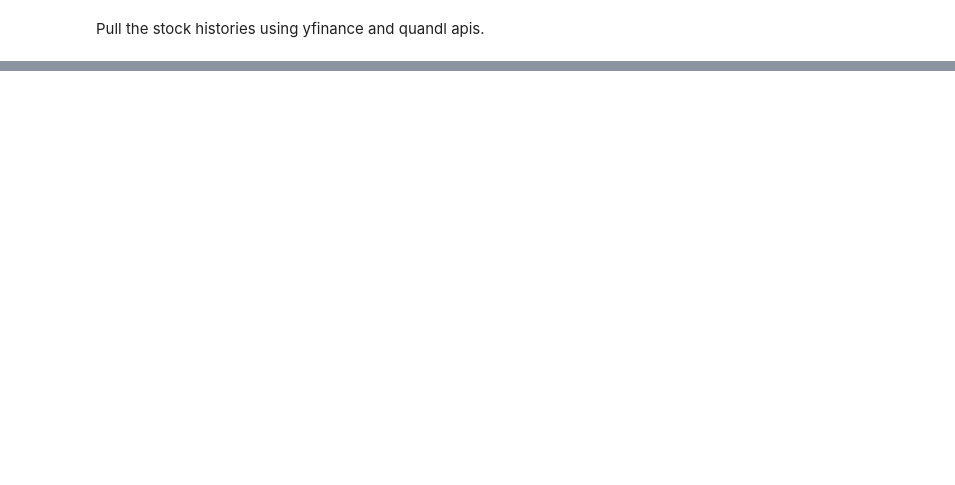
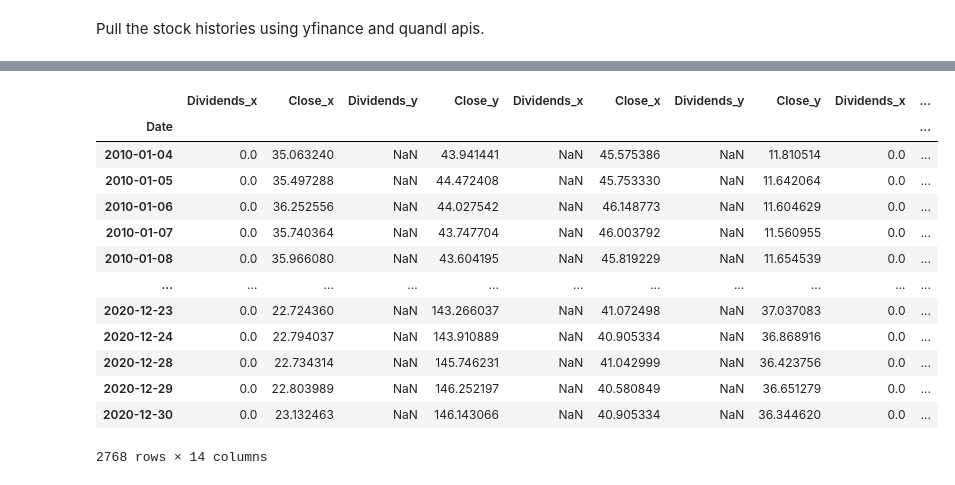
Before and after one commit to samokoye/DataScienceGuidedCapstone, a Jupyter notebook: Capstone_2_Ten_Year_Investment_Data Wrangling.ipynb, the cells around one changed output, grey strips where cells are left out. Drawn from its saved outputs; the diff is of its cells as text; code cells hidden in the pictures; blank space fills up the shorter version.

```diff
--- a/Capstone_2_Ten_Year_Investment_Data Wrangling.ipynb
+++ b/Capstone_2_Ten_Year_Investment_Data Wrangling.ipynb
@@ -56,0 +468,4 @@ INTC.shape
+# %%
+#INTC already have a dividen table called intc_div. Now create a another table for INTC'S closing prices
+intc_close = INTC.drop(columns =['Open','Low', 'High', 'Volume', 'Stock Splits','Dividends'])
+intc_close.tail()
@@ -56,0 +494,4 @@ INTC.shape
+# %%
+#TSLA already have a dividen table called tsla_div. Now create a another table for TSLA'S closing prices
+tsla_close = TSLA.drop(columns =['Open','Low', 'High', 'Volume', 'Stock Splits','Dividends'])
+tsla_close.tail()
@@ -56,0 +520,4 @@ INTC.shape
+# %%
+#TWTR already have a dividen table called twtr_div. Now create a another table for TWTR'S closing prices
+twtr_close = TWTR.drop(columns =['Open','Low', 'High', 'Volume', 'Stock Splits','Dividends'])
+twtr_close.tail()
@@ -56,0 +559,21 @@ INTC.shape
+# %%
+data_frames = [gold_div, gold_close, pep_div, pep_close, xom_div, xom_close, pfe_div, pfe_close, pg_div, pg_close, intc_div, intc_close,tsla_close,twtr_close]
+# %%
+df_merged = reduce(lambda  left,right: pd.merge(left,right,on=['Date'],
+                                            how='outer'), data_frames)
+df_merged
+# %% [output]
+|  | Dividends_x | Close_x | Dividends_y | Close_y | Dividends_x | Close_x | Dividends_y | Close_y | Dividends_x | ... |
+| Date |  |  |  |  |  |  |  |  |  | ... |
+| 2010-01-04 | 0.0 | 35.063240 | NaN | 43.941441 | NaN | 45.575386 | NaN | 11.810514 | 0.0 | ... |
+| 2010-01-05 | 0.0 | 35.497288 | NaN | 44.472408 | NaN | 45.753330 | NaN | 11.642064 | 0.0 | ... |
+| 2010-01-06 | 0.0 | 36.252556 | NaN | 44.027542 | NaN | 46.148773 | NaN | 11.604629 | 0.0 | ... |
+| 2010-01-07 | 0.0 | 35.740364 | NaN | 43.747704 | NaN | 46.003792 | NaN | 11.560955 | 0.0 | ... |
+| 2010-01-08 | 0.0 | 35.966080 | NaN | 43.604195 | NaN | 45.819229 | NaN | 11.654539 | 0.0 | ... |
+| ... | ... | ... | ... | ... | ... | ... | ... | ... | ... | ... |
+| 2020-12-23 | 0.0 | 22.724360 | NaN | 143.266037 | NaN | 41.072498 | NaN | 37.037083 | 0.0 | ... |
+| 2020-12-24 | 0.0 | 22.794037 | NaN | 143.910889 | NaN | 40.905334 | NaN | 36.868916 | 0.0 | ... |
+| 2020-12-28 | 0.0 | 22.734314 | NaN | 145.746231 | NaN | 41.042999 | NaN | 36.423756 | 0.0 | ... |
+| 2020-12-29 | 0.0 | 22.803989 | NaN | 146.252197 | NaN | 40.580849 | NaN | 36.651279 | 0.0 | ... |
+| 2020-12-30 | 0.0 | 23.132463 | NaN | 146.143066 | NaN | 40.905334 | NaN | 36.344620 | 0.0 | ... |
+2768 rows × 14 columns
```
Also changed, not shown: parts of 81 cells of this notebook.
